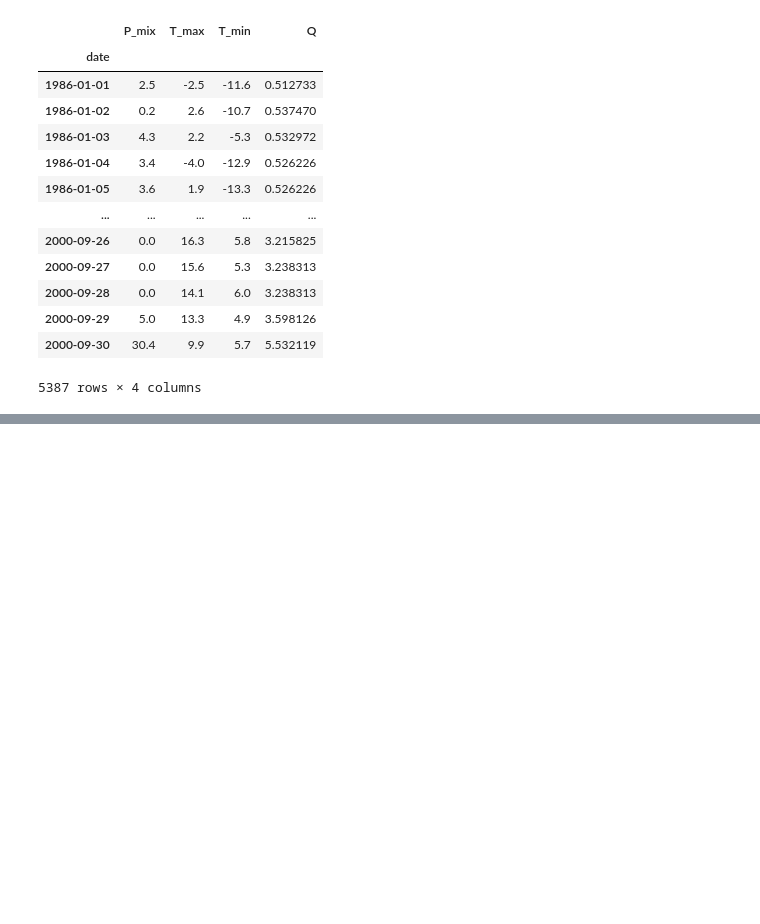
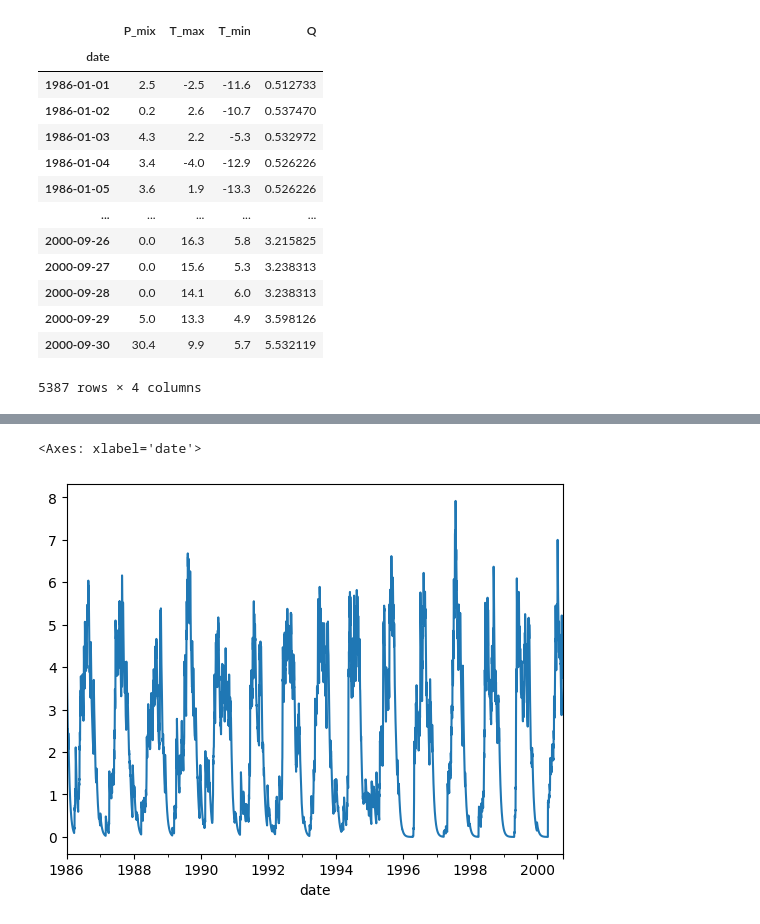
Before and after one commit to CooperBigFoot/bucket-model, a Jupyter notebook: test_run.ipynb, the cells around one changed output, grey strips where cells are left out. Saved outputs shown, nothing was run; the diff lists cells and outputs as text; code cells hidden in the pictures; blank space fills up the shorter version.

```diff
--- a/test_run.ipynb
+++ b/test_run.ipynb
@@ -56,0 +57,2 @@ BucketModel(k=0.4490174468139746, S_max=28.936116229487364, fr=0.197631975227643
+# %%
+results = bucket.run(training_data)
@@ -56,0 +69,5 @@ BucketModel(k=0.4490174468139746, S_max=28.936116229487364, fr=0.197631975227643
+# %%
+results.Q_gw.plot()
+# %% [output]
+<Axes: xlabel='date'>
+[figure, added]
```
Also changed, not shown: parts of 3 cells of this notebook, 5 other files.
